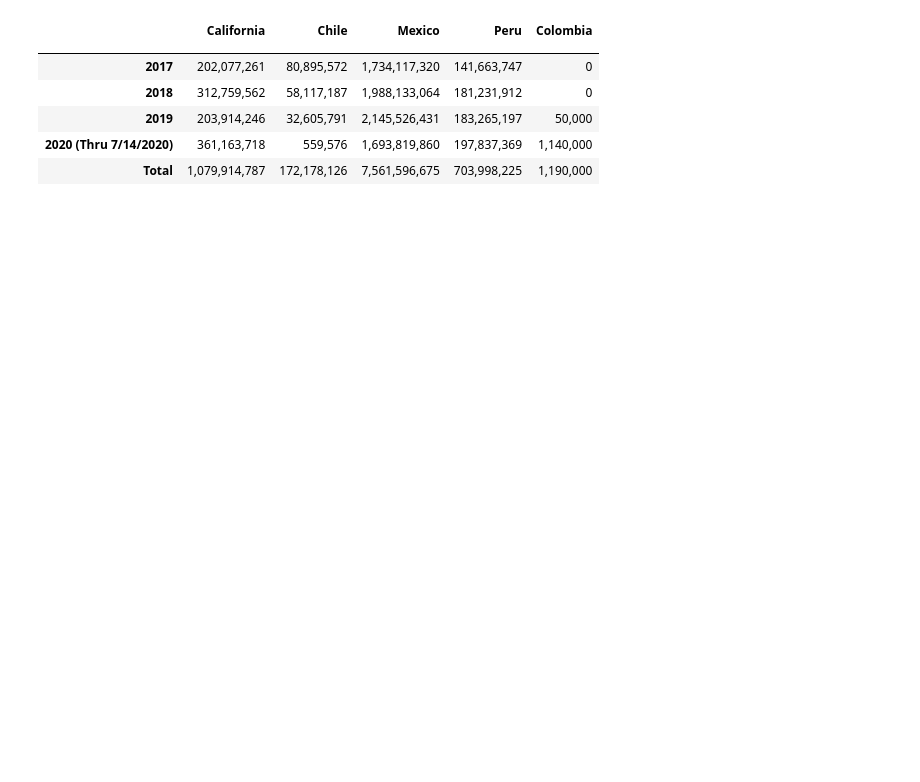
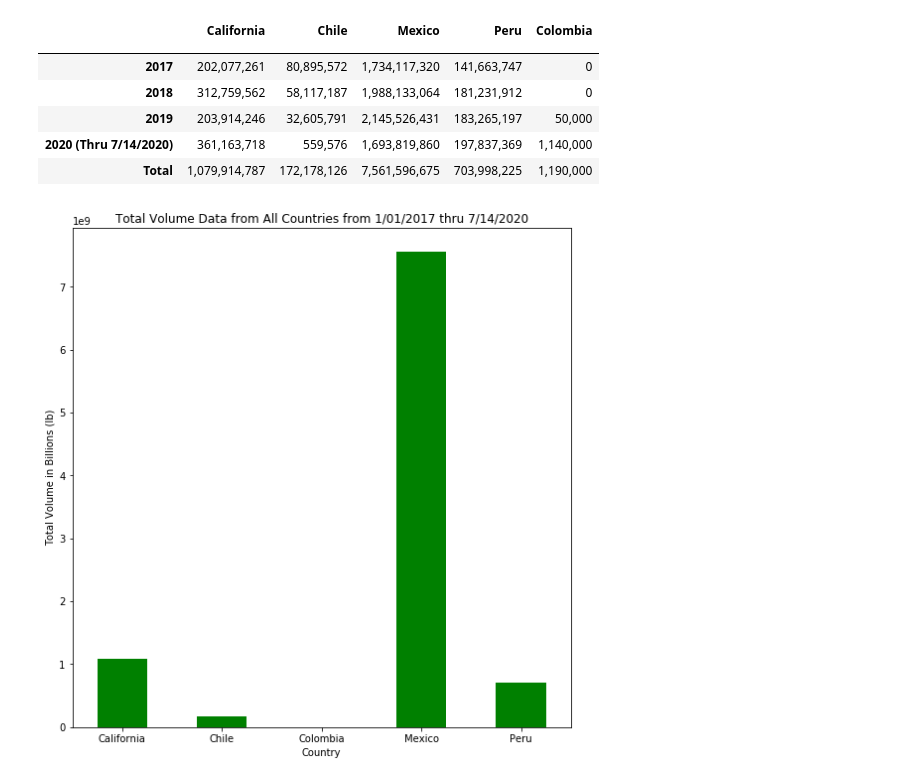
Before and after one commit to kmanning1224/Avocado-Sales-Analysis, a Jupyter notebook: Sofiecado.ipynb, the cells around one changed output. Cells and saved outputs as stored; diff of their text form; code cells hidden in the pictures; blank space fills up the shorter version.

Commit message:
Graphed Sofiecado & saved the images

```diff
--- a/Sofiecado.ipynb
+++ b/Sofiecado.ipynb
@@ -175,3 +175,22 @@ Tot_Colo2018 = hass2018["Colombia"].sum()
 Tot_Colo2019 = hass2019["Colombia"].sum()
 Tot_Colo2020 = hass2020["Colombia"].sum()
 Tot_Colo = Tot_Colo2017 + Tot_Colo2018 + Tot_Colo2019 + Tot_Colo2020
+# %%
+TotV_Coun = pd.DataFrame({"":["California", "Chile", "Colombia", "Mexico", "Peru"],
+                        "2017":[Tot_Cali2017, Tot_Chile2017, Tot_Colo2017,
+                                      Tot_Mex2017, Tot_Peru2017],
+                        "2018": [Tot_Cali2018, Tot_Chile2018, Tot_Colo2018,
+                                      Tot_Mex2018, Tot_Peru2018],
+                        "2019":[Tot_Cali2019, Tot_Chile2019, Tot_Colo2019,
+                                      Tot_Mex2019, Tot_Peru2019],
+                        "2020 (thru 7/14/2020)": [Tot_Cali2020, Tot_Chile2020, Tot_Colo2020,
+                                      Tot_Mex2020, Tot_Peru2020],
+                        "Total": [Tot_Cali, Tot_Chile, Tot_Colo,
+                                      Tot_Mex, Tot_Peru]})
+TotV_Coun = TotV_Coun.set_index("")
+# TotV_Coun["2017"] = TotV_Coun["2017"].map("{:,}".format)
+# TotV_Coun["2018"] = TotV_Coun["2018"].map("{:,}".format)
+# TotV_Coun["2019"] = TotV_Coun["2019"].map("{:,}".format)
+# TotV_Coun["2020 (thru 7/14/2020)"] = TotV_Coun["2020 (thru 7/14/2020)"].map("{:,}".format)
+# TotV_Coun["Total"] = TotV_Coun["Total"].map("{:,}".format)
+TotV_Coun.head()
@@ -202,3 +238,14 @@ TotV_Yr.head()
 | 2019 | 203,914,246 | 32,605,791 | 2,145,526,431 | 183,265,197 | 50,000 |
 | 2020 (Thru 7/14/2020) | 361,163,718 | 559,576 | 1,693,819,860 | 197,837,369 | 1,140,000 |
 | Total | 1,079,914,787 | 172,178,126 | 7,561,596,675 | 703,998,225 | 1,190,000 |
+# %%
+tots = TotV_Coun["Total"]
+plt.figure(figsize=(9,9.25))
+tots.plot(kind="bar", facecolor="green", rot=0)
+plt.title("Total Volume Data from All Countries from 1/01/2017 thru 7/14/2020")
+plt.xlabel("Country")
+plt.ylabel("Total Volume in Billions (lb)")
+plt.savefig("total_avocado_bar.png")
+plt.show()
+# %% [output]
+[figure, added]
```
Also changed, not shown: parts of 11 cells of this notebook, 10 other files.
